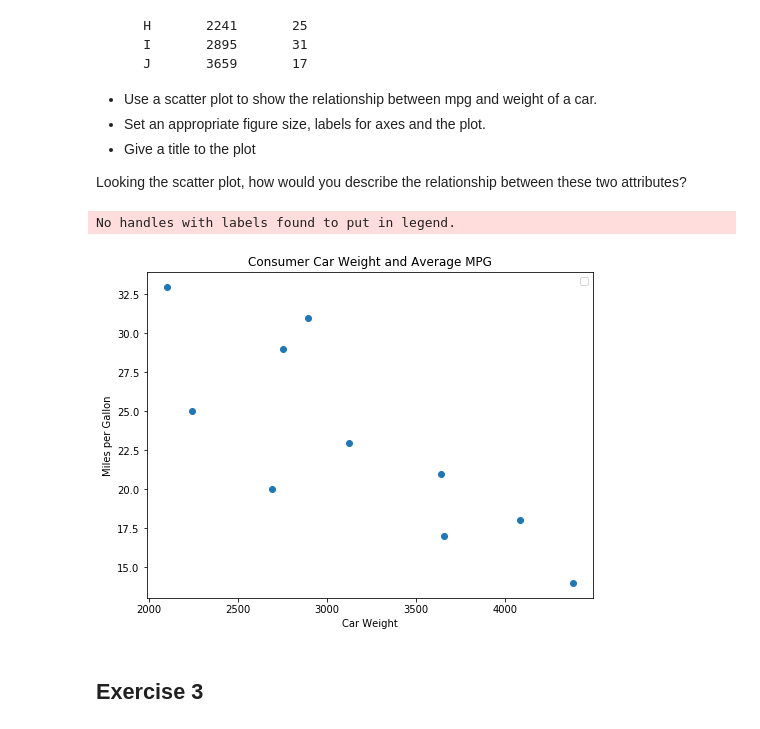
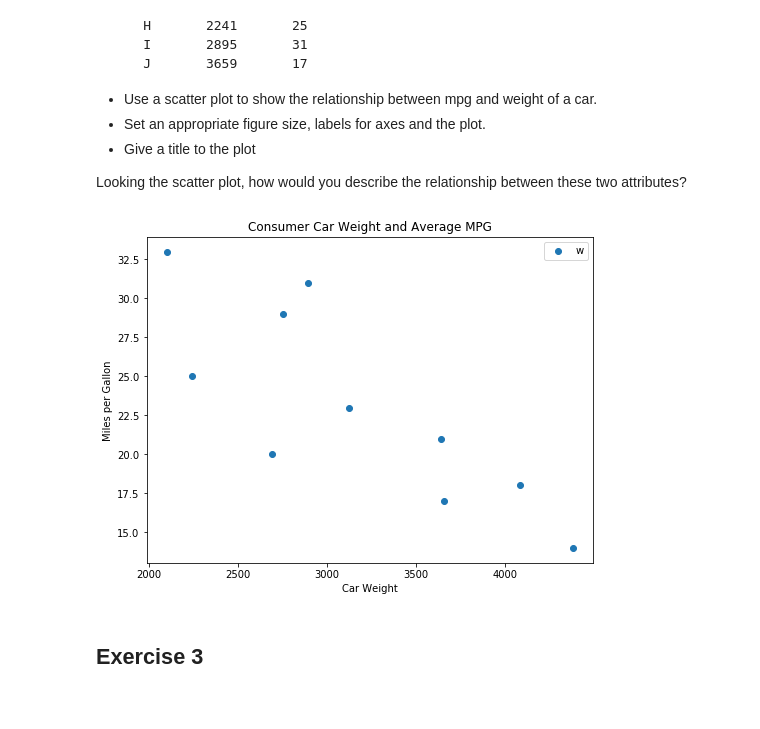
Before and after one commit to kayschulz/dsc-0-01-22-visualizing-data-lab-seattle-ds-career-040119, a Jupyter notebook: index.ipynb, the cells around one changed output. Drawn from its saved outputs; the diff is of its cells as text; code cells hidden in the pictures.

```diff
--- a/index.ipynb
+++ b/index.ipynb
@@ -69,22 +69,21 @@ Looking the scatter plot, how would you describe the relationship between these
 # %%
 weight = [2750, 3125, 2100, 4082, 2690, 3640, 4380, 2241, 2895, 3659]
 mpg = [29, 23, 33, 18, 20, 21, 14, 25, 31, 17]
 
 # Set the figure size in inches
 plt.figure(figsize=(8,6))
 
 # Plot with scatter()
 plt.scatter(weight, mpg)
 
 # Set x and y axes labels and give titles
 plt.title('Consumer Car Weight and Average MPG')
 plt.xlabel('Car Weight')
 plt.ylabel('Miles per Gallon')
-plt.legend()
+plt.legend('weight vs. mpg')
 plt.show()
 # %% [output]
-No handles with labels found to put in legend.
-[figure, old version]
+[figure, new version]
 # %% [markdown]
 ## Exercise 3
 # %% [markdown]
```
